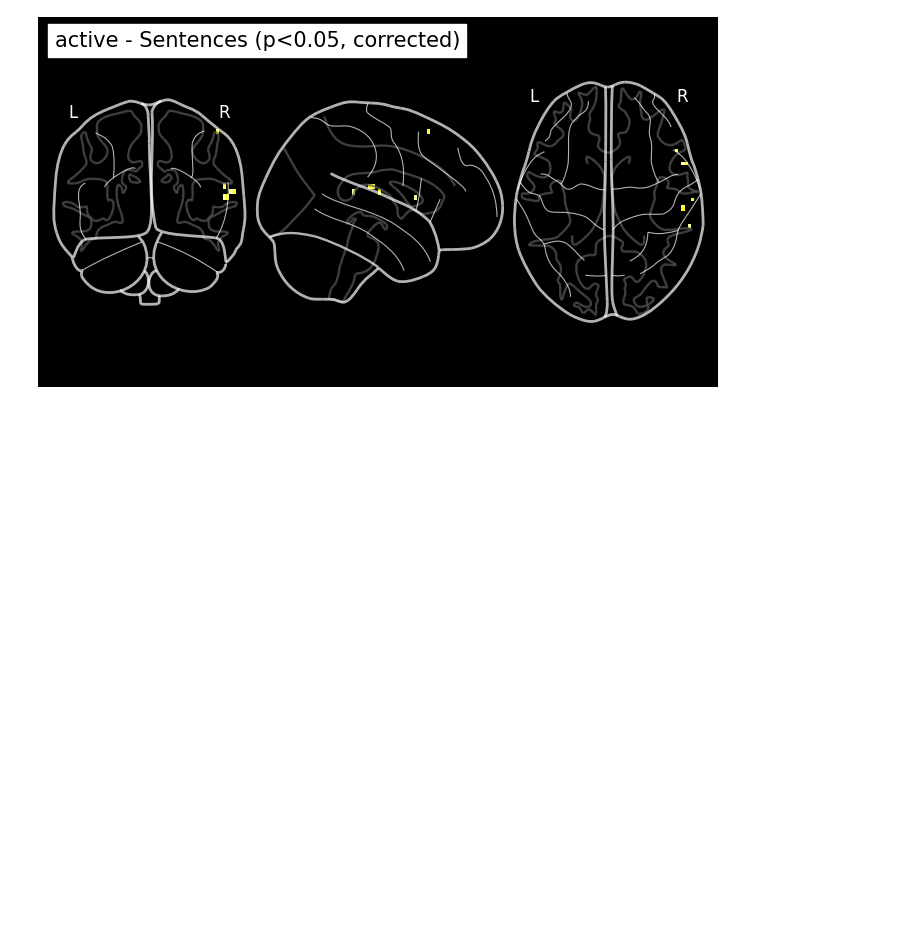
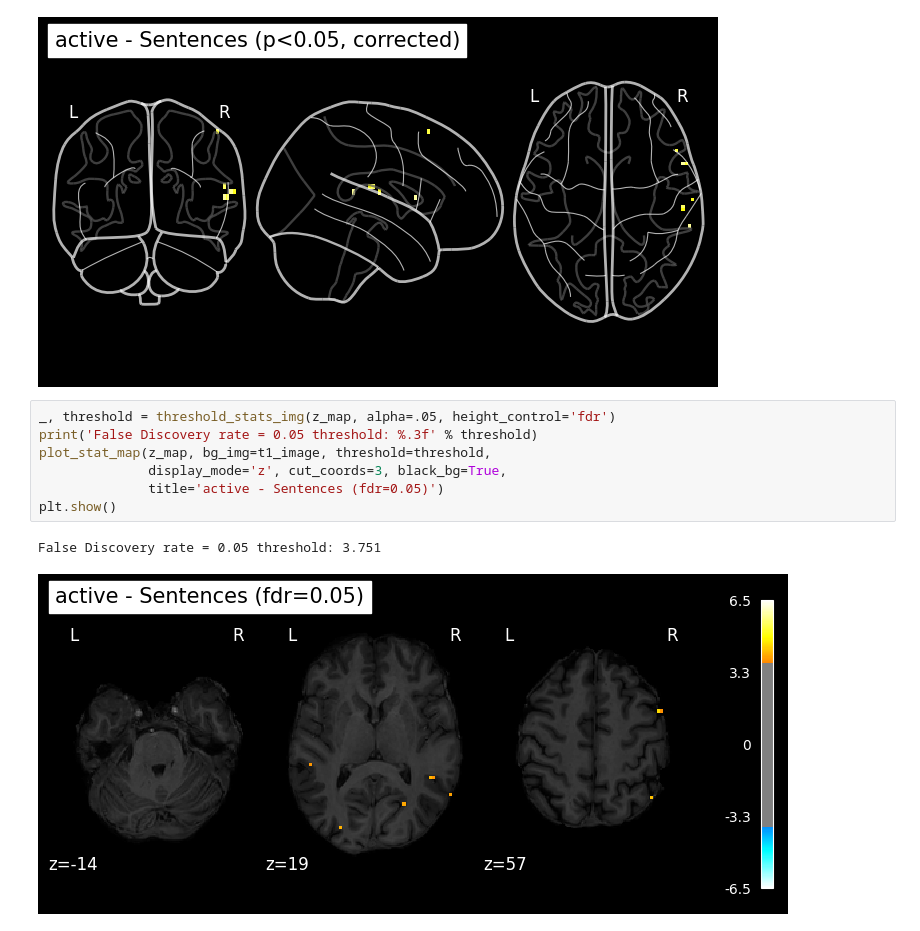
Before and after one commit to Reuben-Stephen-John/GCN-Analysis-Diagnosis-for-Schizophrenia-, a Jupyter notebook: glm_test.ipynb, the cells around one changed output. Cells and saved outputs as stored; diff of their text form; blank space fills up the shorter version.

```diff
--- a/glm_test.ipynb
+++ b/glm_test.ipynb
@@ -170,3 +170,13 @@ plot_glass_brain(z_map, threshold=threshold, black_bg=True, plot_abs=False,
 plt.show()
 # %% [output]
 [figure]
+# %%
+_, threshold = threshold_stats_img(z_map, alpha=.05, height_control='fdr')
+print('False Discovery rate = 0.05 threshold: %.3f' % threshold)
+plot_stat_map(z_map, bg_img=t1_image, threshold=threshold,
+              display_mode='z', cut_coords=3, black_bg=True,
+              title='active - Sentences (fdr=0.05)')
+plt.show()
+# %% [output]
+False Discovery rate = 0.05 threshold: 3.751
+[figure, added]
```
Also changed, not shown: parts of 8 cells of this notebook, 23 other files.
